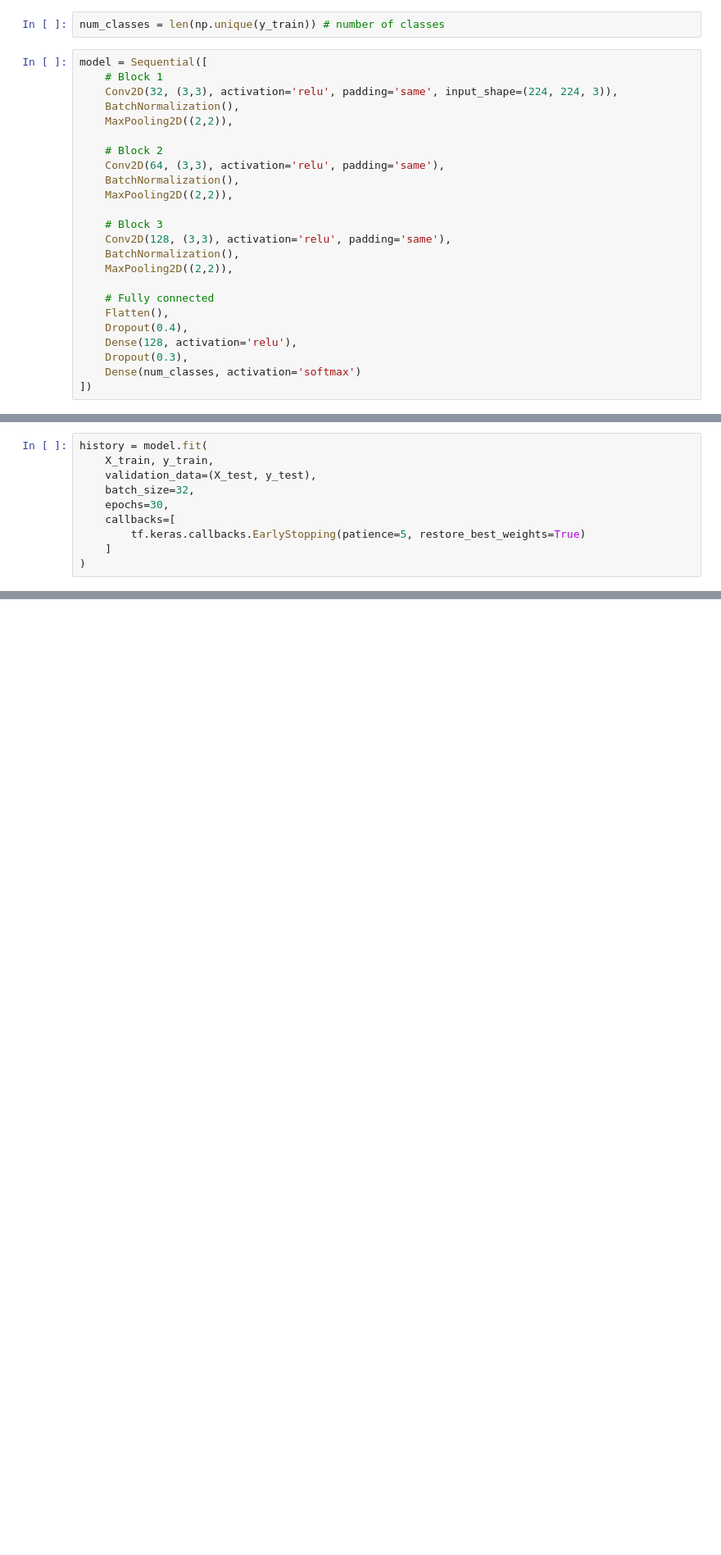
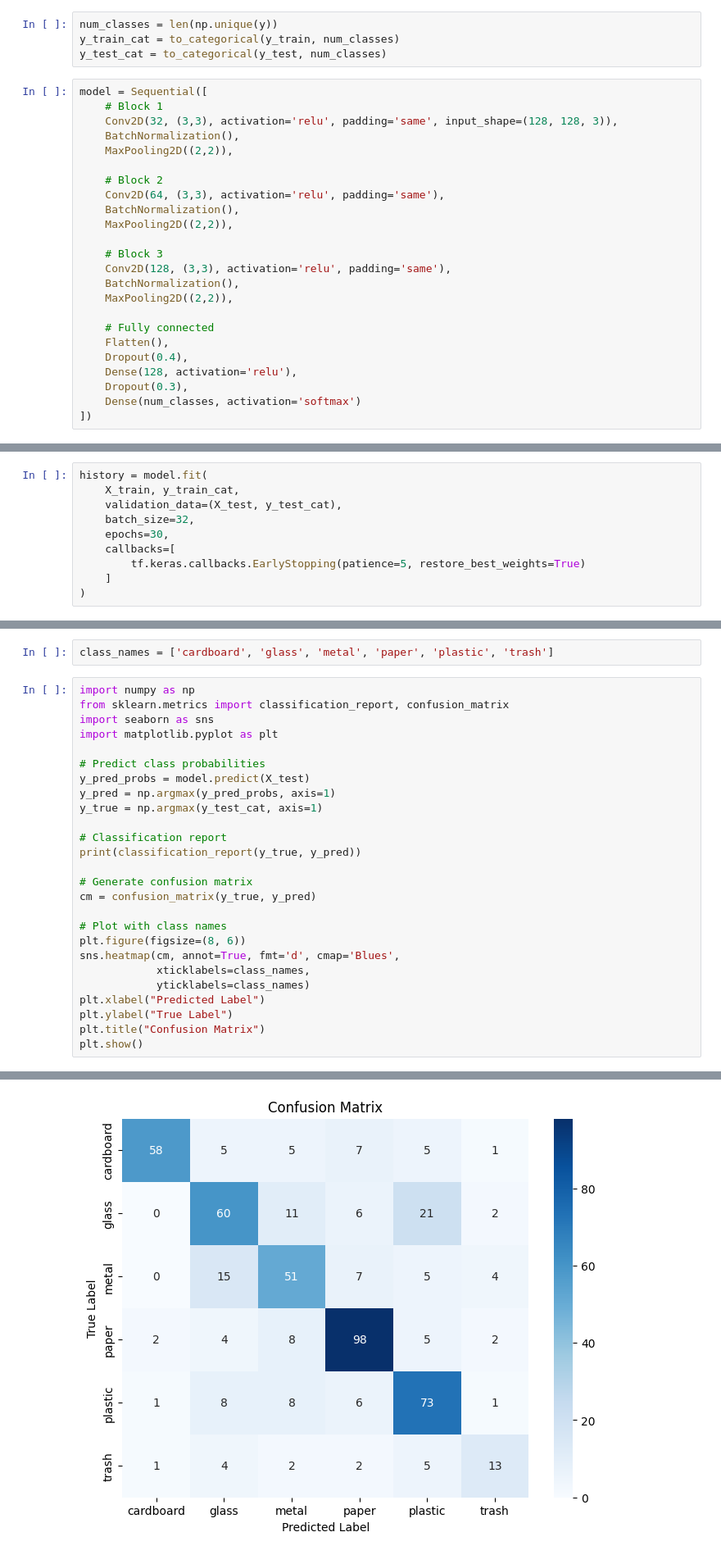
Before and after one commit to BirajGtm/GBC-Smart-Waste-Sorting, a Jupyter notebook: Notebooks/model_CNN_training.ipynb, the cells around one changed output, grey strips where cells are left out. Shown at 82% size. Cells and saved outputs as stored; diff of their text form; blank space fills up the shorter version.

```diff
--- a/Notebooks/model_CNN_training.ipynb
+++ b/Notebooks/model_CNN_training.ipynb
@@ -23,11 +24,13 @@ X_train, X_test, y_train, y_test = train_test_split(
     X, y, test_size=0.2, stratify=y, random_state=0
 )
 # %%
-num_classes = len(np.unique(y_train)) # number of classes
+num_classes = len(np.unique(y))
+y_train_cat = to_categorical(y_train, num_classes)
+y_test_cat = to_categorical(y_test, num_classes)
 # %%
 model = Sequential([
     # Block 1
-    Conv2D(32, (3,3), activation='relu', padding='same', input_shape=(224, 224, 3)),
+    Conv2D(32, (3,3), activation='relu', padding='same', input_shape=(128, 128, 3)),
     BatchNormalization(),
     MaxPooling2D((2,2)),
 
@@ -78,8 +81,8 @@ Model: "sequential"
  Non-trainable params: 448 (1.75 KB)
 # %%
 history = model.fit(
-    X_train, y_train,
-    validation_data=(X_test, y_test),
+    X_train, y_train_cat,
+    validation_data=(X_test, y_test_cat),
     batch_size=32,
     epochs=30,
     callbacks=[
@@ -94,0 +123,29 @@ Input 0 of layer "dense_1" is incompatible with the layer: expected axis -1 of i
+# %%
+class_names = ['cardboard', 'glass', 'metal', 'paper', 'plastic', 'trash']
+# %%
+import numpy as np
+from sklearn.metrics import classification_report, confusion_matrix
+import seaborn as sns
+import matplotlib.pyplot as plt
+
+# Predict class probabilities
+y_pred_probs = model.predict(X_test)
+y_pred = np.argmax(y_pred_probs, axis=1)
+y_true = np.argmax(y_test_cat, axis=1)
+
+# Classification report
+print(classification_report(y_true, y_pred))
+
+# Generate confusion matrix
+cm = confusion_matrix(y_true, y_pred)
+
+# Plot with class names
+plt.figure(figsize=(8, 6))
+sns.heatmap(cm, annot=True, fmt='d', cmap='Blues',
+            xticklabels=class_names,
+            yticklabels=class_names)
+plt.xlabel("Predicted Label")
+plt.ylabel("True Label")
+plt.title("Confusion Matrix")
+plt.show()
+# %% [output]
@@ -94,0 +165 @@ Input 0 of layer "dense_1" is incompatible with the layer: expected axis -1 of i
+[figure, added]
```
Also changed, not shown: parts of 9 cells of this notebook.
